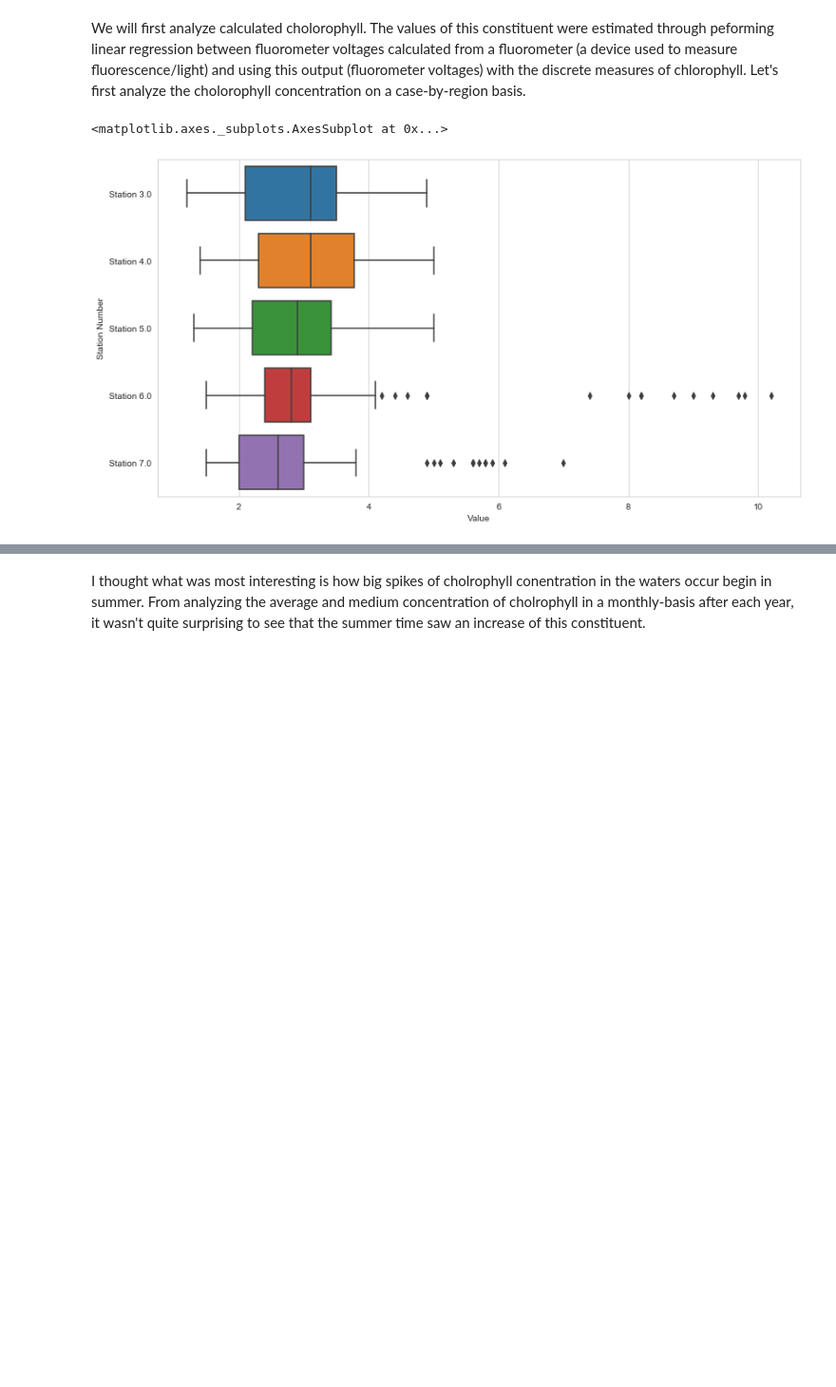
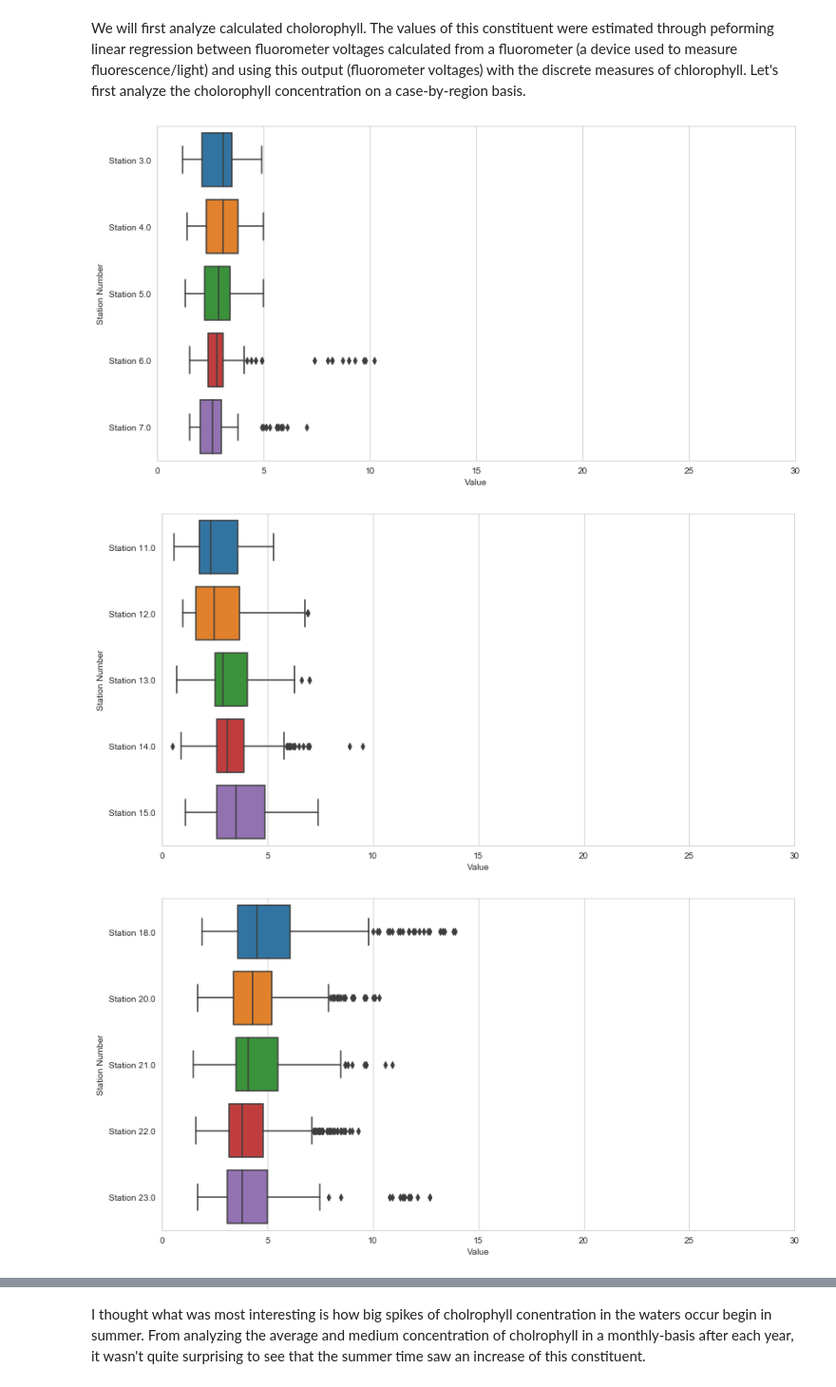
Before and after one commit to xbriandavid/bayareaWater, a Jupyter notebook: analysis.ipynb, the cells around one changed output, grey strips where cells are left out. Shown at 95% size. Saved outputs shown, nothing was run; the diff lists cells and outputs as text; code cells hidden in the pictures; blank space fills up the shorter version.

Commit message:
added region/depth analysis

```diff
--- a/analysis.ipynb
+++ b/analysis.ipynb
@@ -63,6 +63,13 @@ Region E:
 * 33: Dumbarton Bridhe
 * 34: Newark Slough
 * 35: Mowry Slough
+# %%
+# Initialize lists that contain the corresponding stations beloning in each region.
+regionA = [3.0, 4.0, 5.0, 6.0, 7.0]
+regionB = [11.0, 12.0, 13.0, 14.0, 15.0]
+regionC = [18.0, 20.0, 21.0, 22.0, 23.0]
+regionD = [26.0, 27.0, 28.0, 29.0, 30.0]
+regionE = [31.0, 32.0, 33.0, 34.0, 35.0]
 # %% [markdown]
 ## Cholorophyll
 # %% [markdown]
@@ -79,10 +86,11 @@ year2015 = waterQuality.loc['2015-01-01':'2015-12-31'].groupby(['Station Number'
 year2016 = waterQuality.loc['2016-01-01':'2016-12-31'].groupby(['Station Number', 'Constituent'])
 year2017 = waterQuality.loc['2017-01-01':'2017-12-31'].groupby(['Station Number', 'Constituent'])
 year2018 = waterQuality.loc['2018-01-01':'2018-12-31'].groupby(['Station Number', 'Constituent'])
-# %%
-from analysisMethods import stationSwarmPlot
-# 2018
-stationSwarmPlot(year2018, [3.0, 4.0, 5.0, 6.0, 7.0], chloro)
-# %% [output]
-<matplotlib.axes._subplots.AxesSubplot at 0x...>
-[figure, removed]
+# %%
+from analysisMethods import stationSwarmPlot
+for region in [regionA, regionB, regionC, regionD, regionE]:
+    stationSwarmPlot(year2018, region, chloro)
+# %% [output]
+[figure, added]
+[figure, added]
+[figure, added]
```
Also changed, not shown: parts of 17 cells of this notebook.
